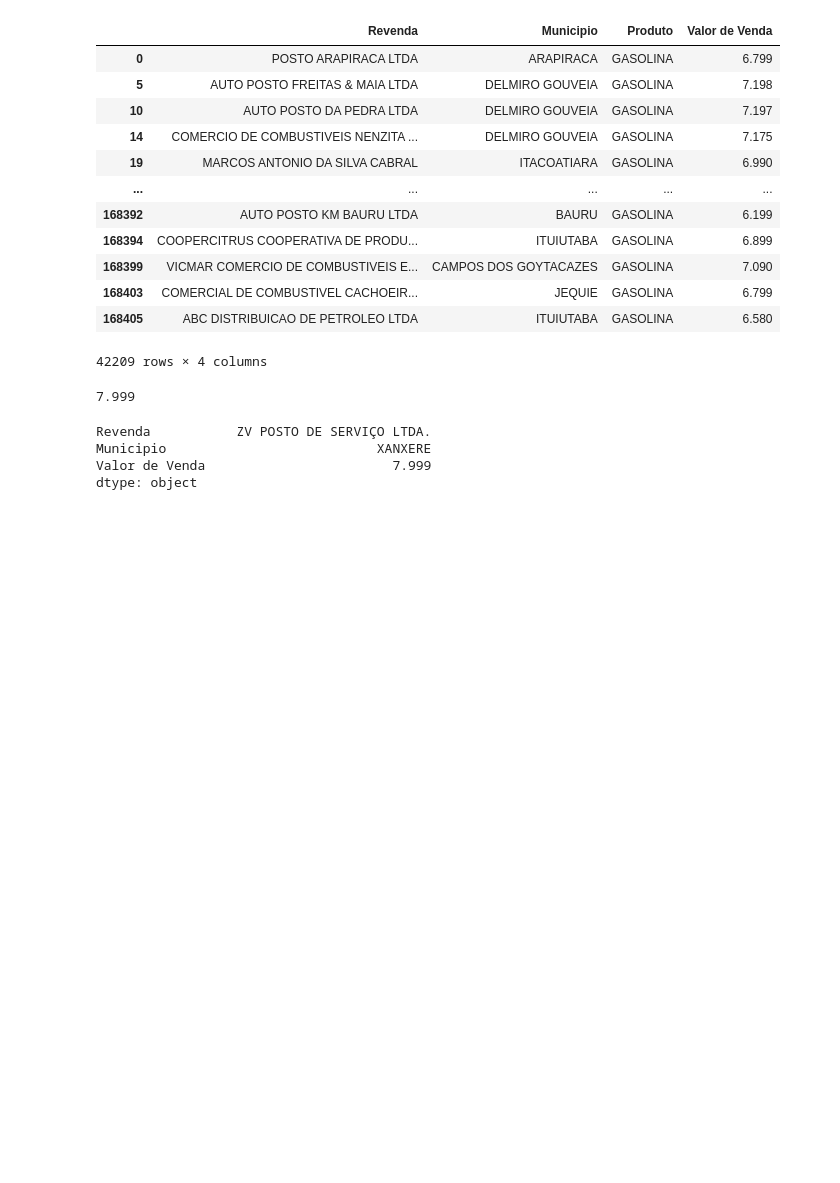
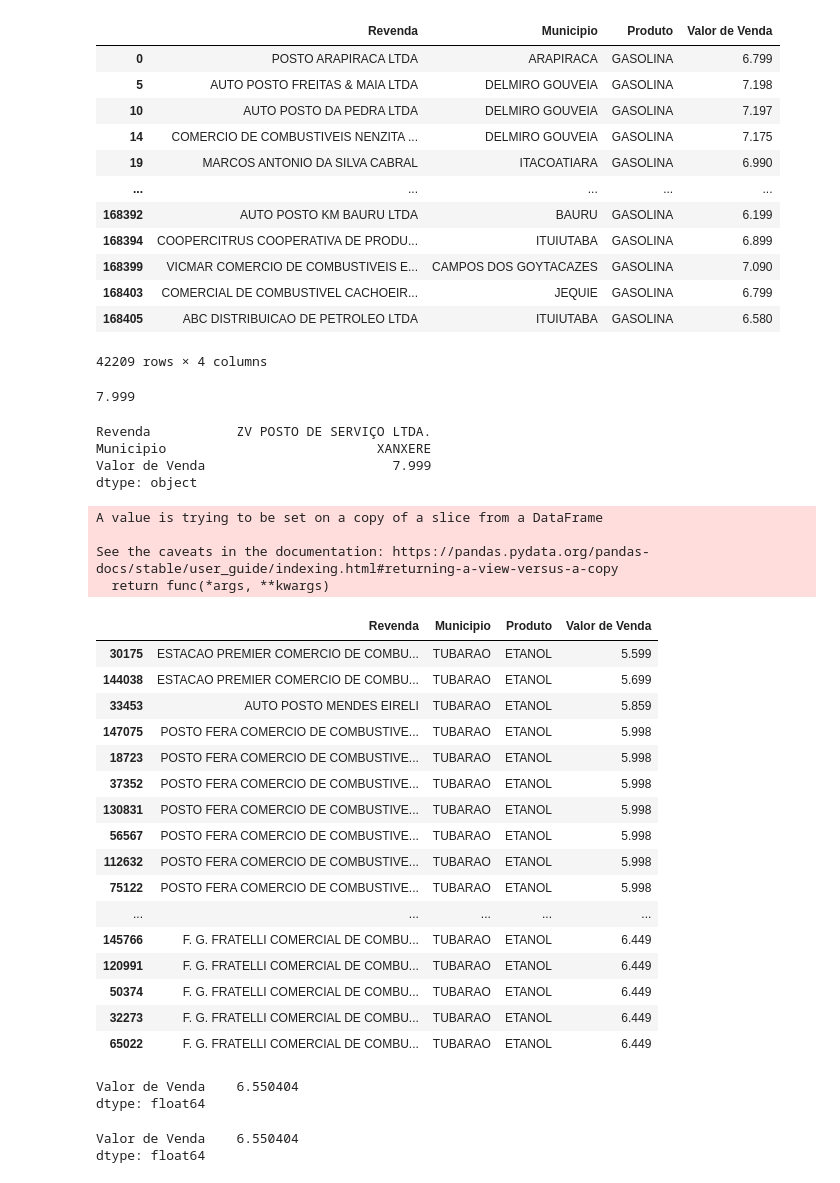
Before and after one commit to XANDENHOw/CursoDeExtensaoPythonPandas, a Jupyter notebook: PrimeiroExemploEmPandas.ipynb, the cells around one changed output. Drawn from its saved outputs; the diff is of its cells as text; code cells hidden in the pictures; blank space fills up the shorter version.

```diff
--- a/PrimeiroExemploEmPandas.ipynb
+++ b/PrimeiroExemploEmPandas.ipynb
@@ -214,3 +219,45 @@ Revenda           ZV POSTO DE SERVIÇO LTDA.
 Municipio                           XANXERE
 Valor de Venda                        7.999
 dtype: object
+# %%
+etanol_tubarao_df = ca_df.loc[(ca_df['Produto'] == 'ETANOL') & (ca_df['Municipio'] == 'TUBARAO')]
+etanol_tubarao_df.sort_values(by='Valor de Venda', inplace= True)
+display(etanol_tubarao_df)
+# %% [output]
+A value is trying to be set on a copy of a slice from a DataFrame
+
+See the caveats in the documentation: https://pandas.pydata.org/pandas-docs/stable/user_guide/indexing.html#returning-a-view-versus-a-copy
+  return func(*args, **kwargs)
+|  | Revenda | Municipio | Produto | Valor de Venda |
+| 30175 | ESTACAO PREMIER COMERCIO DE COMBU... | TUBARAO | ETANOL | 5.599 |
+| 144038 | ESTACAO PREMIER COMERCIO DE COMBU... | TUBARAO | ETANOL | 5.699 |
+| 33453 | AUTO POSTO MENDES EIRELI | TUBARAO | ETANOL | 5.859 |
+| 147075 | POSTO FERA COMERCIO DE COMBUSTIVE... | TUBARAO | ETANOL | 5.998 |
+| 18723 | POSTO FERA COMERCIO DE COMBUSTIVE... | TUBARAO | ETANOL | 5.998 |
+| 37352 | POSTO FERA COMERCIO DE COMBUSTIVE... | TUBARAO | ETANOL | 5.998 |
+| 130831 | POSTO FERA COMERCIO DE COMBUSTIVE... | TUBARAO | ETANOL | 5.998 |
+| 56567 | POSTO FERA COMERCIO DE COMBUSTIVE... | TUBARAO | ETANOL | 5.998 |
+| 112632 | POSTO FERA COMERCIO DE COMBUSTIVE... | TUBARAO | ETANOL | 5.998 |
+| 75122 | POSTO FERA COMERCIO DE COMBUSTIVE... | TUBARAO | ETANOL | 5.998 |
+| ... | ... | ... | ... | ... |
+| 145766 | F. G. FRATELLI COMERCIAL DE COMBU... | TUBARAO | ETANOL | 6.449 |
+| 120991 | F. G. FRATELLI COMERCIAL DE COMBU... | TUBARAO | ETANOL | 6.449 |
+| 50374 | F. G. FRATELLI COMERCIAL DE COMBU... | TUBARAO | ETANOL | 6.449 |
+| 32273 | F. G. FRATELLI COMERCIAL DE COMBU... | TUBARAO | ETANOL | 6.449 |
+| 65022 | F. G. FRATELLI COMERCIAL DE COMBU... | TUBARAO | ETANOL | 6.449 |
+# %%
+display(combustiveis_df.loc[(combustiveis_df['Bairro'] == 'TATUAPE') &
+                            (combustiveis_df['Municipio'] == 'SAO PAULO') &
+                            ((combustiveis_df['Produto'] == 'GASOLINA') | (combustiveis_df['Produto'] == "GASOLINA ADITIVADA")),
+                            ['Valor de Venda']].mean())
+# %% [output]
+Valor de Venda    6.550404
+dtype: float64
+# %%
+display(combustiveis_df.loc[(combustiveis_df['Bairro'] == 'TATUAPE') &
+                            (combustiveis_df['Municipio'] == 'SAO PAULO') &
+                            (combustiveis_df['Produto'].isin(["GASOLINA", "GASOLINA ADITIVADA"])),
+                            ['Valor de Venda']].mean())
+# %% [output]
+Valor de Venda    6.550404
+dtype: float64
```
Also changed, not shown: parts of 5 cells of this notebook.
